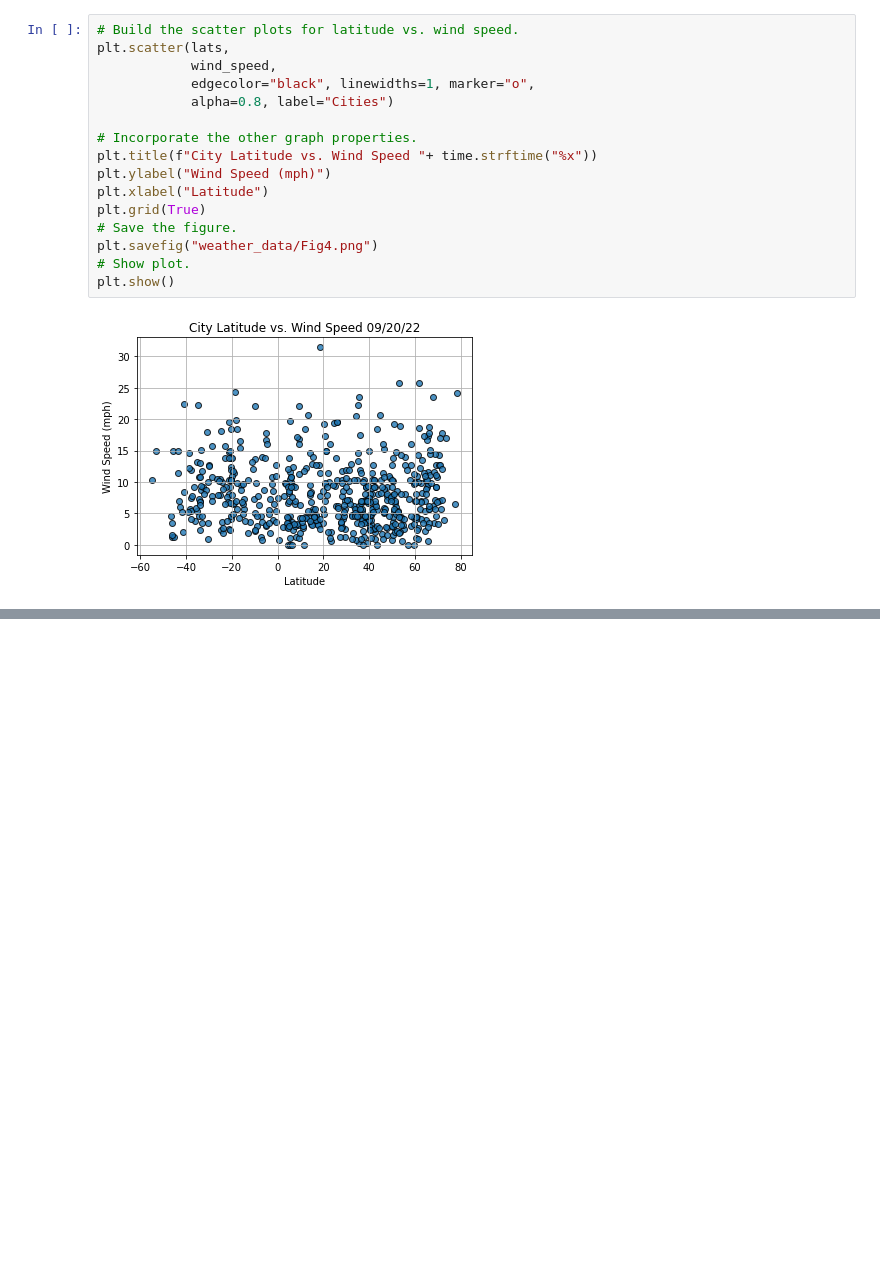
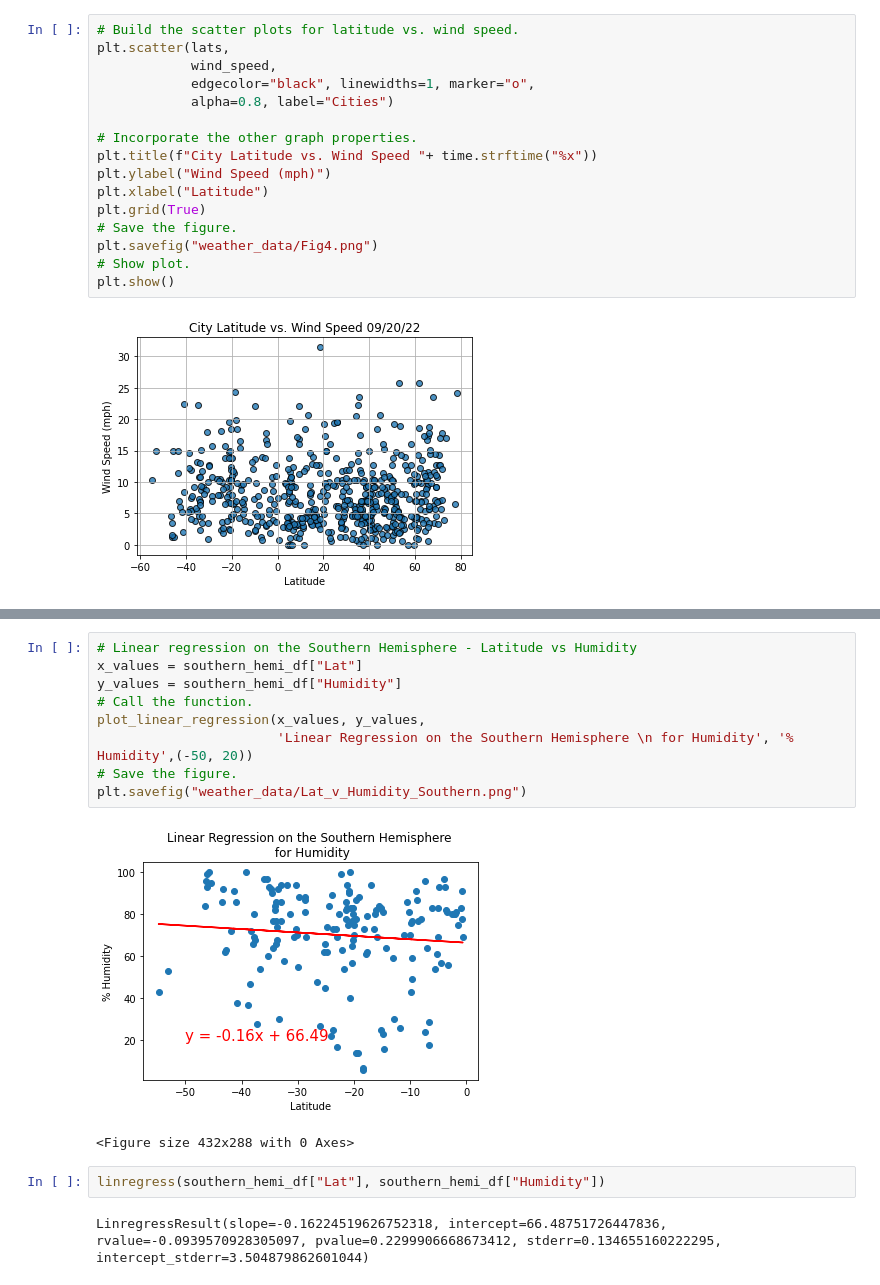
Before and after one commit to ireneshin26/World_Weather_Analysis, a Jupyter notebook: WeatherPy.ipynb, the cells around one changed output, grey strips where cells are left out. Cells and saved outputs as stored; diff of their text form; blank space fills up the shorter version.

```diff
--- a/WeatherPy.ipynb
+++ b/WeatherPy.ipynb
@@ -256,0 +360,16 @@ plt.show()
+# %%
+# Linear regression on the Southern Hemisphere - Latitude vs Humidity
+x_values = southern_hemi_df["Lat"]
+y_values = southern_hemi_df["Humidity"]
+# Call the function.
+plot_linear_regression(x_values, y_values,
+                       'Linear Regression on the Southern Hemisphere \n for Humidity', '% Humidity',(-50, 20))
+# Save the figure.
+plt.savefig("weather_data/Lat_v_Humidity_Southern.png")
+# %% [output]
+[figure, added]
+<Figure size 432x288 with 0 Axes>
+# %%
+linregress(southern_hemi_df["Lat"], southern_hemi_df["Humidity"])
+# %% [output]
+LinregressResult(slope=-0.16224519626752318, intercept=66.48751726447836, rvalue=-0.0939570928305097, pvalue=0.2299906668673412, stderr=0.134655160222295, intercept_stderr=3.504879862601044)
```
Also changed, not shown: parts of 23 cells of this notebook, 9 other files.
